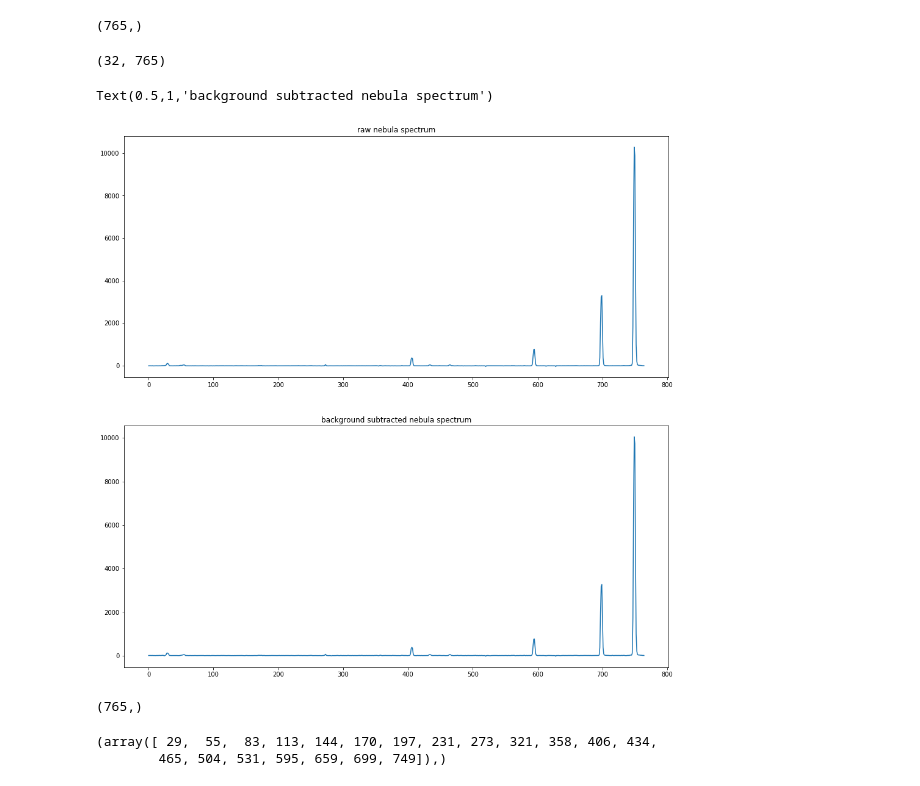
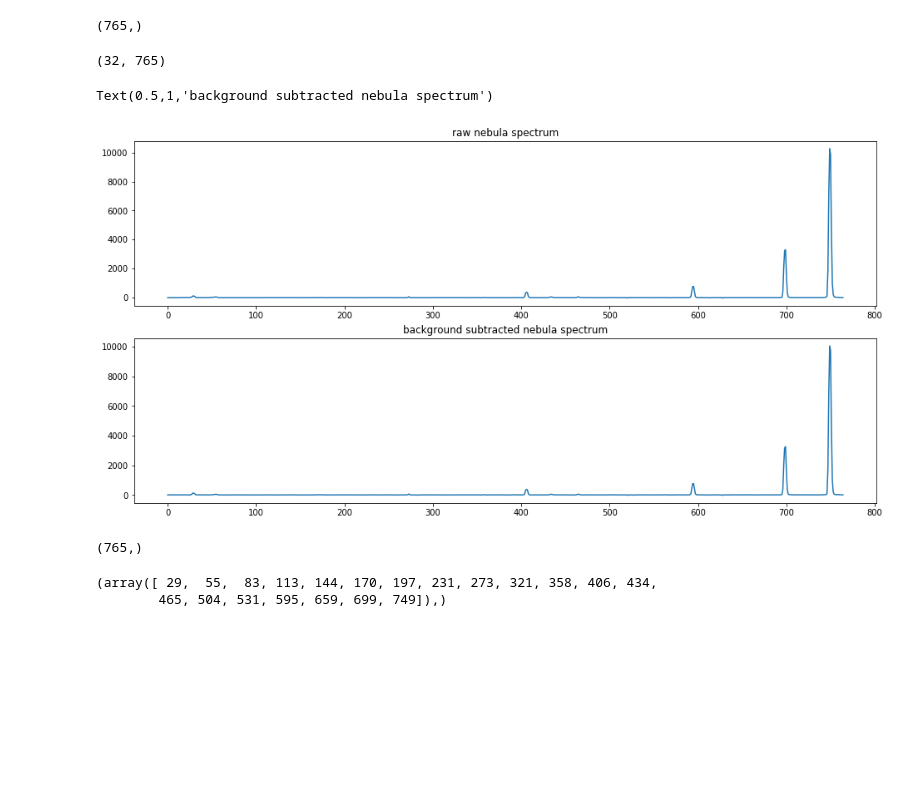
Before and after one commit to NMiklave/ast443-nyc, a Jupyter notebook: lab2/notebook/lab2_analysis.ipynb, the cells around one changed output. Saved outputs shown, nothing was run; the diff lists cells and outputs as text; code cells hidden in the pictures; blank space fills up the shorter version.

```diff
--- a/lab2/notebook/lab2_analysis.ipynb
+++ b/lab2/notebook/lab2_analysis.ipynb
@@ -200,40 +210,39 @@ for i in range(len(nebnames)):
     nebs[i]=fits.open(nebnames[i])
     nebsdata[i]=nebs[i][0].data
 #apply the master dark and flat
 nebsprocessed=[]
 nebsbg=[]
 for i in range(len(nebsdata)):
     nebsprocessed.append(i)
     nebsbg.append(i)
     nebsprocessed[i]=(nebsdata[i][40:72,:]-mdark_10m[40:72,:])/m_flat_norm
     nebsbg[i]=(nebsdata[i][72:99,:]-mdark_10m[72:99,:])/m_flat_norm
 print(nebsprocessed[i].shape)
 
 sum_neb=np.zeros(shape=(32,765))
 sum_nebbg=np.zeros(shape=(27,765))
 for i in range(len(nebsprocessed)):
     sum_neb += nebsprocessed[i]
     sum_nebbg += nebsbg[i]
 avgcounts_neb=np.mean(sum_neb,axis=0)/len(nebsprocessed)
 sigcounts_neb=np.std(sum_neb,axis=0)/len(nebsprocessed)/np.sqrt(32)
 avgcounts_nebbg=np.mean(sum_nebbg,axis=0)/len(nebsbg)
 avgcounts_nebsub=avgcounts_neb-avgcounts_nebbg
-plt.figure(figsize=(16,16))
+plt.figure(figsize=(16,8))
 ax1=plt.subplot(211)
 ax2=plt.subplot(212)
 ax1.plot(pix_pos,avgcounts_neb)
 ax2.plot(pix_pos,avgcounts_nebsub)
 ax1.set_title('raw nebula spectrum')
 ax2.set_title('background subtracted nebula spectrum')
 # %% [output]
 (32, 765)
 Text(0.5,1,'background subtracted nebula spectrum')
-[figure, old version]
+[figure, new version]
-# %%
-
-avgcounts_neb.shape
-# %% [output]
-(765,)
+# %%
+avgcounts_neb.shape
+# %% [output]
+(765,)
 # %%
 index_peak=argrelextrema(avgcounts_neb,np.greater,order=20)
 index_peak
```
Also changed, not shown: parts of 11 cells of this notebook, 58 other files.
